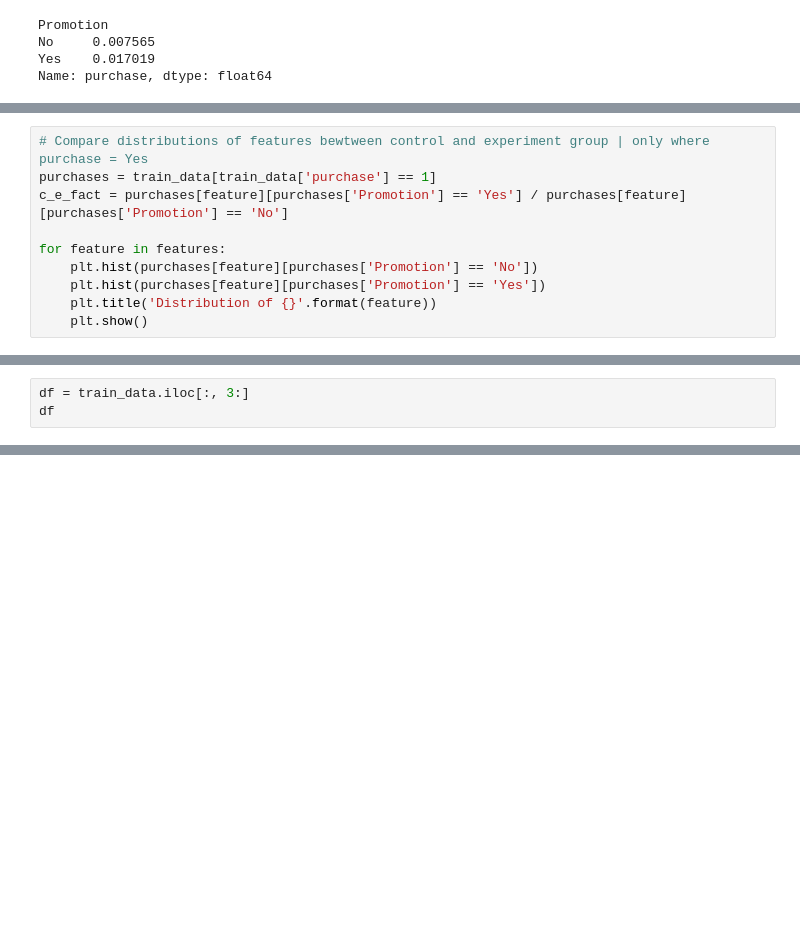
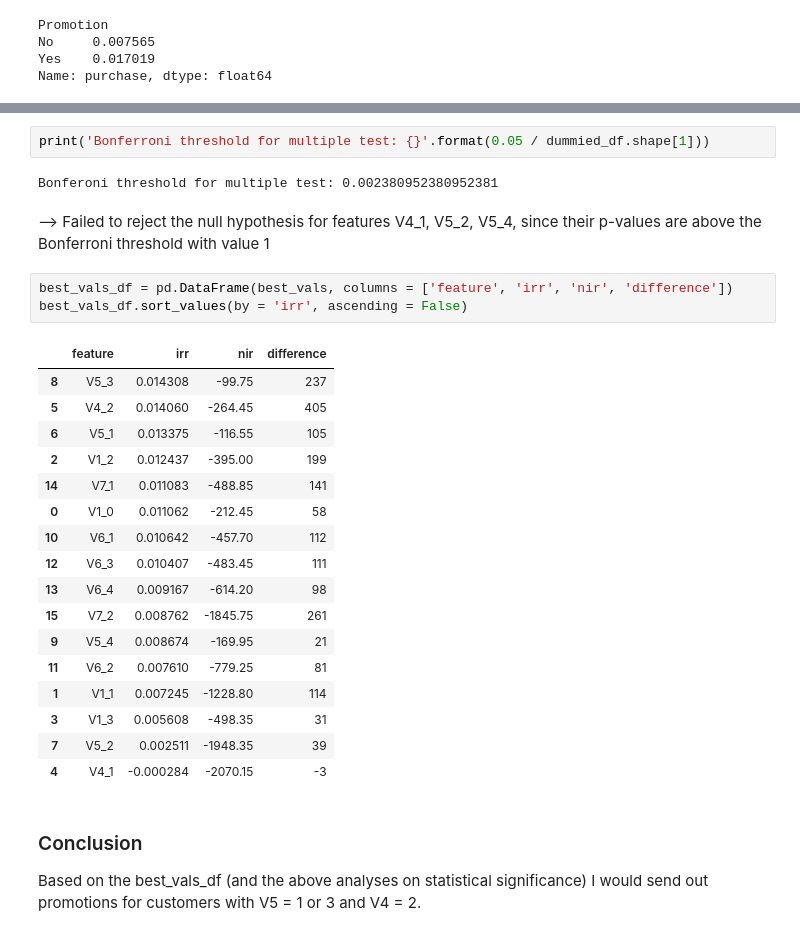
Before and after one commit to MaxMaelicke/dsnd_portfolio-project_starbucks, a Jupyter notebook: Starbucks.ipynb, the cells around one changed output, grey strips where cells are left out. Cells and saved outputs as stored; diff of their text form; blank space fills up the shorter version.

```diff
--- a/Starbucks.ipynb
+++ b/Starbucks.ipynb
@@ -196,10 +186,0 @@ dtype: int64
-# %%
-# Compare distributions of features bewtween control and experiment group | only where purchase = Yes
-purchases = train_data[train_data['purchase'] == 1]
-c_e_fact = purchases[feature][purchases['Promotion'] == 'Yes'] / purchases[feature][purchases['Promotion'] == 'No']
-
-for feature in features:
-    plt.hist(purchases[feature][purchases['Promotion'] == 'No'])
-    plt.hist(purchases[feature][purchases['Promotion'] == 'Yes'])
-    plt.title('Distribution of {}'.format(feature))
-    plt.show()
@@ -214,3 +186,0 @@ for feature in features:
-# %%
-df = train_data.iloc[:, 3:]
-df
@@ -231,3 +254,33 @@ df
+# %%
+print('Bonferroni threshold for multiple test: {}'.format(0.05 / dummied_df.shape[1]))
+# %% [output]
+Bonferoni threshold for multiple test: 0.002380952380952381
+# %% [markdown]
+--> Failed to reject the null hypothesis for features V4_1, V5_2, V5_4, since their p-values are above the Bonferroni threshold with value 1
+# %%
+best_vals_df = pd.DataFrame(best_vals, columns = ['feature', 'irr', 'nir', 'difference'])
+best_vals_df.sort_values(by = 'irr', ascending = False)
+# %% [output]
+|  | feature | irr | nir | difference |
+| 8 | V5_3 | 0.014308 | -99.75 | 237 |
+| 5 | V4_2 | 0.014060 | -264.45 | 405 |
+| 6 | V5_1 | 0.013375 | -116.55 | 105 |
+| 2 | V1_2 | 0.012437 | -395.00 | 199 |
+| 14 | V7_1 | 0.011083 | -488.85 | 141 |
+| 0 | V1_0 | 0.011062 | -212.45 | 58 |
+| 10 | V6_1 | 0.010642 | -457.70 | 112 |
+| 12 | V6_3 | 0.010407 | -483.45 | 111 |
+| 13 | V6_4 | 0.009167 | -614.20 | 98 |
+| 15 | V7_2 | 0.008762 | -1845.75 | 261 |
+| 9 | V5_4 | 0.008674 | -169.95 | 21 |
+| 11 | V6_2 | 0.007610 | -779.25 | 81 |
+| 1 | V1_1 | 0.007245 | -1228.80 | 114 |
+| 3 | V1_3 | 0.005608 | -498.35 | 31 |
+| 7 | V5_2 | 0.002511 | -1948.35 | 39 |
+| 4 | V4_1 | -0.000284 | -2070.15 | -3 |
+# %% [markdown]
+### Conclusion
+Based on the best_vals_df (and the above analyses on statistical significance) I would send out promotions for customers with V5 = 1 or 3 and V4 = 2.
 # %%
 def promotion_strategy(df):
     '''
```
Also changed, not shown: parts of 11 cells of this notebook.
